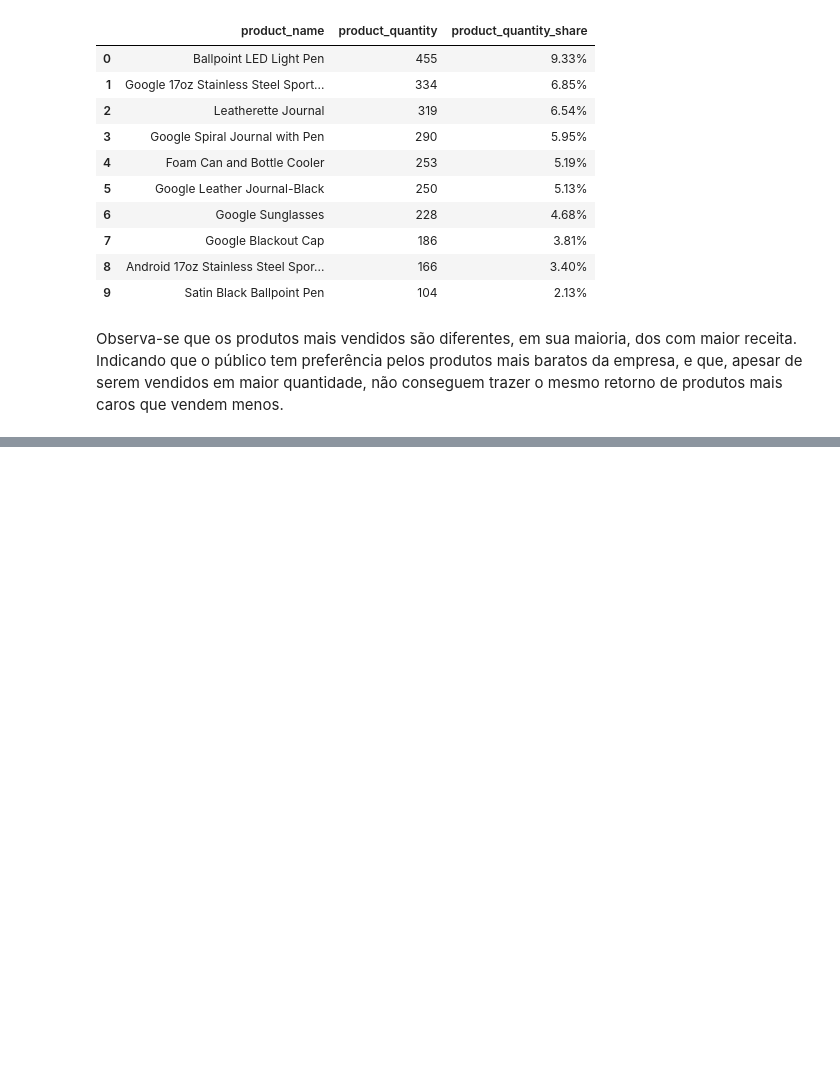
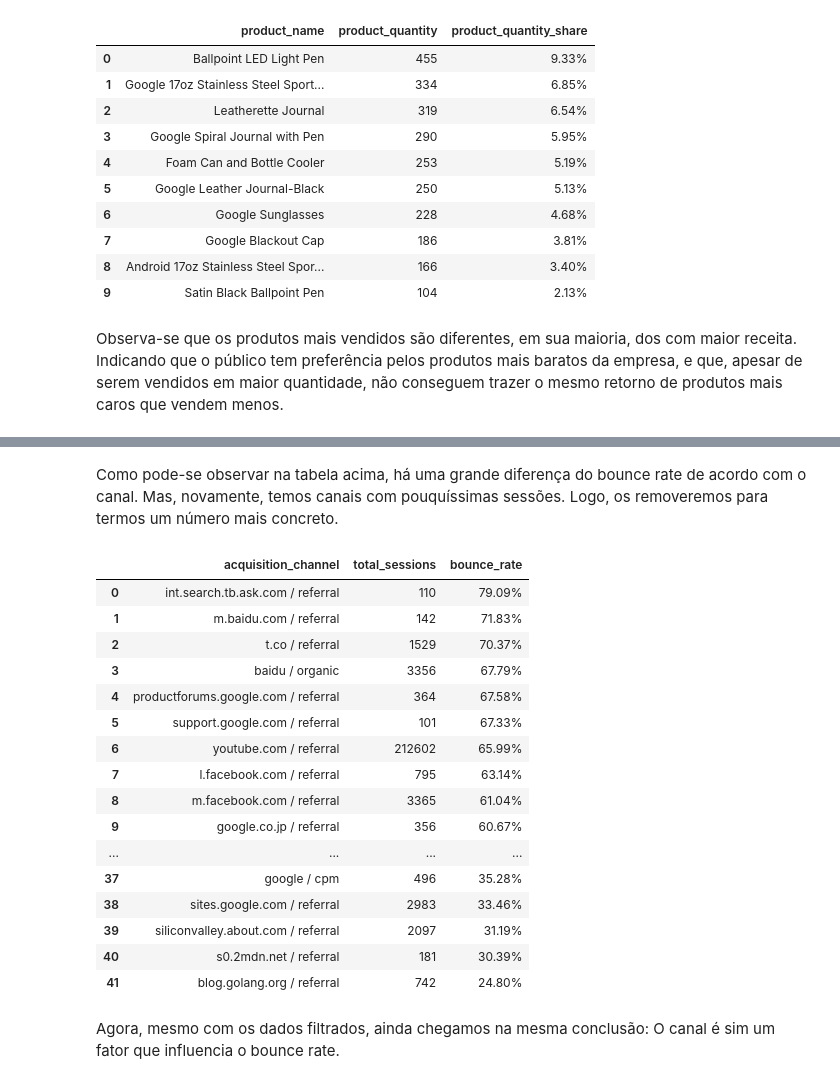
Before and after one commit to ArthurGontijo/teste_etus, a Jupyter notebook: questao_1/analise.ipynb, the cells around one changed output, grey strips where cells are left out. Cells and saved outputs as stored; diff of their text form; code cells hidden in the pictures; blank space fills up the shorter version.

Commit message:
solving bounce rate question

```diff
--- a/questao_1/analise.ipynb
+++ b/questao_1/analise.ipynb
@@ -291,0 +331,47 @@ Observa-se que os produtos mais vendidos são diferentes, em sua maioria, dos co
+# %% [markdown]
+Como pode-se observar na tabela acima, há uma grande diferença do bounce rate de acordo com o canal. Mas, novamente, temos canais com pouquíssimas sessões. Logo, os removeremos para termos um número mais concreto.
+# %%
+query_9 = """
+SELECT
+  CONCAT(trafficSource.source, ' / ', trafficSource.medium) AS acquisition_channel,
+  COUNT(*) AS total_sessions,
+  CONCAT(
+    FORMAT(
+      '%.2f',
+      SUM(COALESCE(totals.bounces, 0)) / COUNT(*) * 100
+    ),
+    '%'
+  ) AS bounce_rate
+FROM
+  `bigquery-public-data.google_analytics_sample.ga_sessions_*`
+GROUP BY
+  acquisition_channel
+HAVING
+  total_sessions > 100
+ORDER BY
+  SUM(COALESCE(totals.bounces, 0)) / COUNT(*) DESC
+"""
+
+bounce_rate_df_filtered = client.query(query_9).to_dataframe()
+
+display(bounce_rate_df_filtered)
+# %% [output]
+|  | acquisition_channel | total_sessions | bounce_rate |
+| 0 | int.search.tb.ask.com / referral | 110 | 79.09% |
+| 1 | m.baidu.com / referral | 142 | 71.83% |
+| 2 | t.co / referral | 1529 | 70.37% |
+| 3 | baidu / organic | 3356 | 67.79% |
+| 4 | productforums.google.com / referral | 364 | 67.58% |
+| 5 | support.google.com / referral | 101 | 67.33% |
+| 6 | youtube.com / referral | 212602 | 65.99% |
+| 7 | l.facebook.com / referral | 795 | 63.14% |
+| 8 | m.facebook.com / referral | 3365 | 61.04% |
+| 9 | google.co.jp / referral | 356 | 60.67% |
+| ... | ... | ... | ... |
+| 37 | google / cpm | 496 | 35.28% |
+| 38 | sites.google.com / referral | 2983 | 33.46% |
+| 39 | siliconvalley.about.com / referral | 2097 | 31.19% |
+| 40 | s0.2mdn.net / referral | 181 | 30.39% |
+| 41 | blog.golang.org / referral | 742 | 24.80% |
+# %% [markdown]
+Agora, mesmo com os dados filtrados, ainda chegamos na mesma conclusão: O canal é sim um fator que influencia o bounce rate.
```
Also changed, not shown: parts of 2 cells of this notebook.
